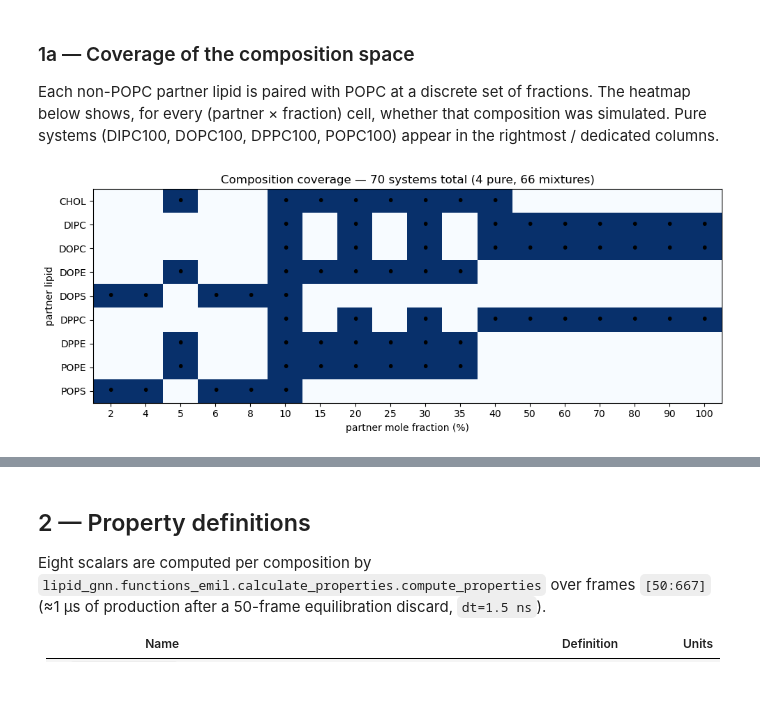
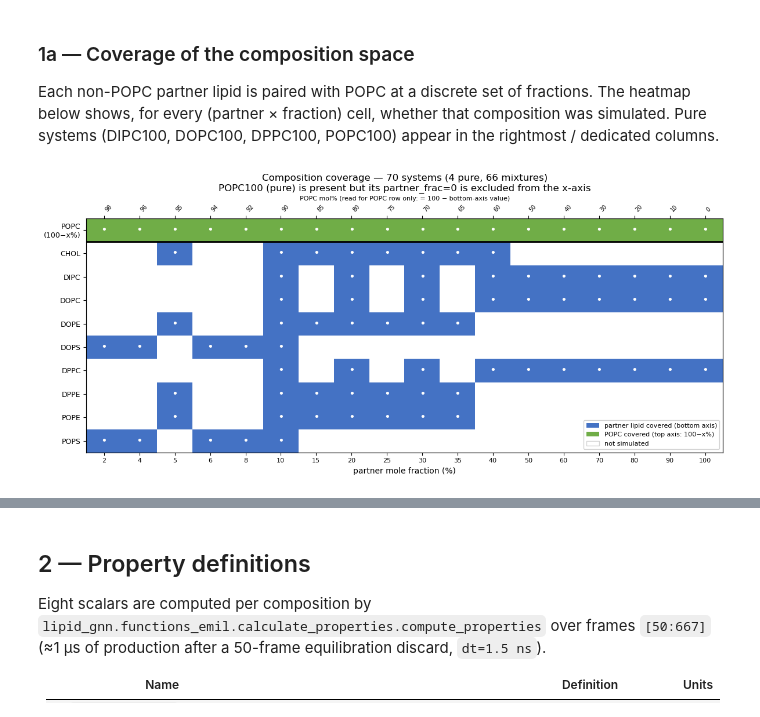
Before and after one commit to pbkush/lipid-graph-nn, a Jupyter notebook: scripts/notebooks/analyze_dataset.ipynb, the cells around one changed output, grey strips where cells are left out. Drawn from its saved outputs; the diff is of its cells as text; code cells hidden in the pictures; blank space fills up the shorter version.

```diff
--- a/scripts/notebooks/analyze_dataset.ipynb
+++ b/scripts/notebooks/analyze_dataset.ipynb
@@ -162,34 +162,91 @@ The heatmap below shows, for every (partner × fraction) cell, whether that
 composition was simulated. Pure systems (DIPC100, DOPC100, DPPC100, POPC100)
 appear in the rightmost / dedicated columns.
 # %%
+from matplotlib.colors import ListedColormap, BoundaryNorm
+from matplotlib.patches import Patch
+
 partners = sorted(set(df['partner']) - {'POPC'})
-fracs = sorted(set(df['partner_frac']) - {0})  # 0 = POPC100
+fracs = sorted(set(df['partner_frac']) - {0})  # partner fracs (POPC100 at frac=0 excluded)
 
-cov = np.zeros((len(partners), len(fracs)), dtype=int)
+# Partner × fraction coverage matrix
+cov = np.zeros((len(partners), len(fracs)), dtype=float)
 for _, r in df.iterrows():
     if r['partner'] == 'POPC':
         continue
     pi = partners.index(r['partner'])
     fi = fracs.index(r['partner_frac'])
-    cov[pi, fi] = 1
+    cov[pi, fi] = 1.0
 
-fig, ax = plt.subplots(figsize=(10, 4))
-ax.imshow(cov, cmap='Blues', aspect='auto', vmin=0, vmax=1)
-ax.set_xticks(range(len(fracs))); ax.set_xticklabels(fracs)
-ax.set_yticks(range(len(partners))); ax.set_yticklabels(partners)
-ax.set_xlabel('partner mole fraction (%)')
-ax.set_ylabel('partner lipid')
-ax.set_title(f'Composition coverage — {len(df)} systems total ({(df["is_pure"]).sum()} pure, {(~df["is_pure"]).sum()} mixtures)')
-for i in range(len(partners)):
+# POPC row: cell j = 2 if any composition has POPC at (100 - fracs[j]) mol%
+# e.g. column partner_frac=30 → POPC present at 70% in those binaries
+popc_fracs_present = set(df.loc[df['lipid_a'] == 'POPC', 'frac_a'].tolist())
+popc_row = np.zeros((1, len(fracs)), dtype=float)
+for j, f in enumerate(fracs):
+    popc_frac = 100 - f
+    if popc_frac in popc_fracs_present:
+        popc_row[0, j] = 2.0
+    elif popc_frac == 0 and (df['is_pure'] & (df['lipid_a'] != 'POPC')).any():
+        # f=100: pure non-POPC composition → POPC at 0%
+        popc_row[0, j] = 2.0
+
+# Combined matrix: POPC row (value=2) on top, partner rows (value=0/1) below
+combined = np.vstack([popc_row, cov])
+y_labels = ['POPC\n(100−x%)'] + partners
+
+# 3-level colormap: 0=white, 1=steelblue (partner present), 2=seagreen (POPC present)
+cmap3 = ListedColormap(['white', '#4472C4', '#70AD47'])
+norm3 = BoundaryNorm([-0.5, 0.5, 1.5, 2.5], cmap3.N)
+
+fig, ax = plt.subplots(figsize=(12, 5.5))
+ax.imshow(combined, cmap=cmap3, norm=norm3, aspect='auto')
+
+ax.set_xticks(range(len(fracs)))
+ax.set_xticklabels(fracs, fontsize=8)
+ax.set_xlabel('partner mole fraction (%)', labelpad=4)
+ax.set_yticks(range(len(partners) + 1))
+ax.set_yticklabels(y_labels, fontsize=9)
+
+# Horizontal divider separating the POPC row from the partner rows
+ax.axhline(0.5, color='black', lw=2.0)
+
+# Dot markers for covered cells
+for i in range(len(partners) + 1):
     for j in range(len(fracs)):
-        if cov[i, j]:
-            ax.text(j, i, '•', ha='center', va='center', color='black', fontsize=14)
+        if combined[i, j] > 0:
+            ax.text(j, i, '•', ha='center', va='center', color='white', fontsize=13)
+
+# Secondary x-axis on top: shows POPC mol% = 100 − partner_frac (for reading POPC row)
+ax2 = ax.twiny()
+ax2.set_xlim(ax.get_xlim())
+ax2.set_xticks(range(len(fracs)))
+ax2.set_xticklabels([f'{100 - f}' for f in fracs], fontsize=7, rotation=45, ha='left')
+ax2.set_xlabel('POPC mol% (read for POPC row only: = 100 − bottom-axis value)', fontsize=8)
+
+ax.legend(handles=[
+    Patch(facecolor='#4472C4', label='partner lipid covered (bottom axis)'),
+    Patch(facecolor='#70AD47', label='POPC covered (top axis: 100−x%)'),
+    Patch(facecolor='white', edgecolor='lightgray', label='not simulated'),
+], loc='lower right', fontsize=8, framealpha=0.9)
+
+ax.set_title(
+    f'Composition coverage — {len(df)} systems '
+    f'({df["is_pure"].sum()} pure, {(~df["is_pure"]).sum()} mixtures)\n'
+    f'POPC100 (pure) is present but its partner_frac=0 is excluded from the x-axis'
+)
+
 plt.tight_layout()
 plt.savefig(FIG_DIR / '01_coverage.png', dpi=150, bbox_inches='tight')
 plt.savefig(FIG_DIR / '01_coverage.pdf', bbox_inches='tight')
 plt.show()
 
-print('\nPure systems present:', sorted(df.loc[df['is_pure'], 'composition'].tolist()))
-print('Partners with pure data:', sorted(set(df.loc[df['is_pure'], 'lipid_a']) - {'POPC'}))
+print('Pure systems:', sorted(df.loc[df['is_pure'], 'composition'].tolist()))
+print('\nPOPC coverage gaps (x-axis positions where POPC is NOT represented):')
+gaps = [(100 - f, f) for j, f in enumerate(fracs) if popc_row[0, j] == 0]
+if gaps:
+    for popc_f, partner_f in gaps:
+        print(f'  POPC at {popc_f:3d}%  (partner at {partner_f}%) — not simulated')
+else:
+    print('  (none — all partner-frac positions have at least one POPC composition)')
+print('  POPC at 100% — covered by POPC100 [not shown on axis, partner_frac=0]')
 # %% [output]
-[figure, old version]
+[figure, new version]
```
Also changed, not shown: parts of 11 cells of this notebook, 4 other files.
